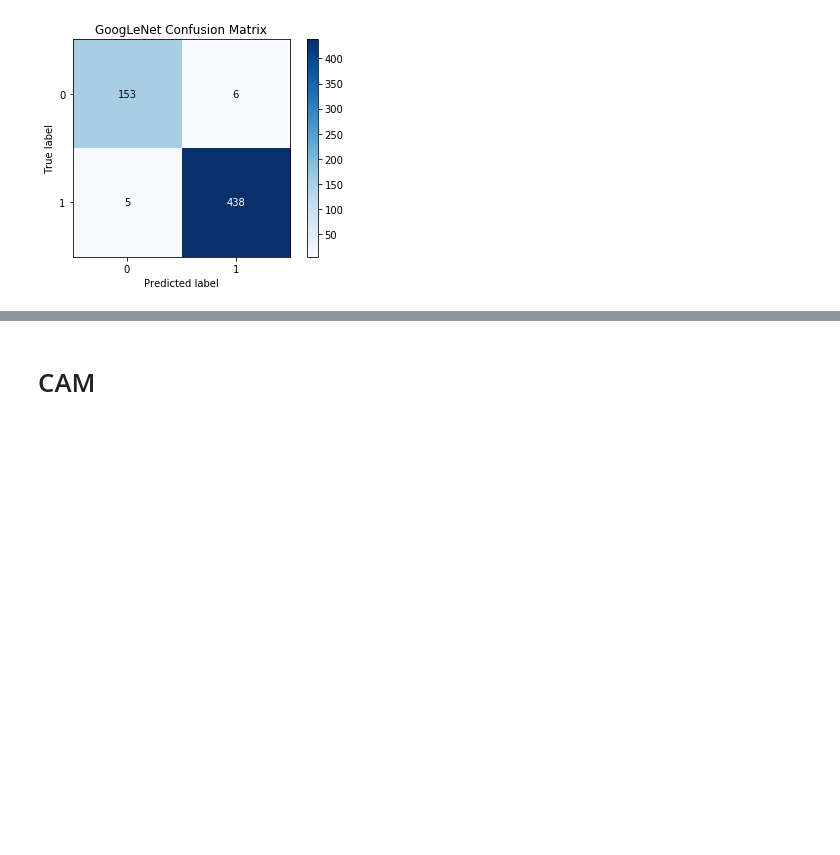
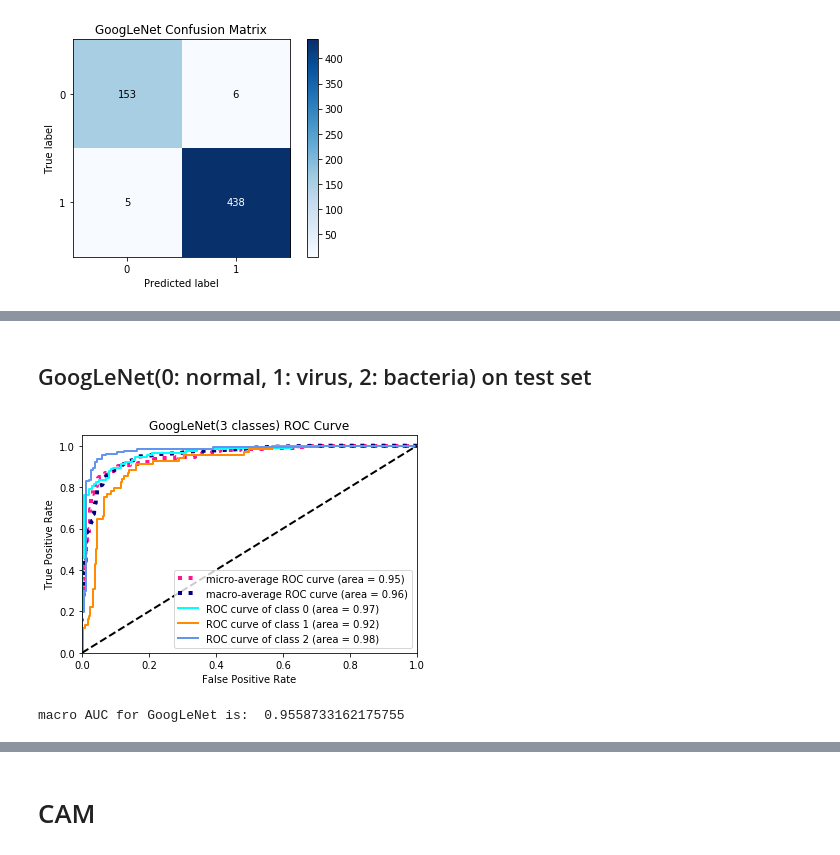
Before and after one commit to zyy2929/DeepLearningForMedicine, a Jupyter notebook: Code/visualization.ipynb, the cells around one changed output, grey strips where cells are left out. Drawn from its saved outputs; the diff is of its cells as text; code cells hidden in the pictures; blank space fills up the shorter version.

```diff
--- a/Code/visualization.ipynb
+++ b/Code/visualization.ipynb
@@ -248,0 +275,9 @@ skplt.metrics.plot_confusion_matrix(true_labels, pred_labels, title = 'GoogLeNet
+# %% [markdown]
+## GoogLeNet(0: normal, 1: virus, 2: bacteria) on test set
+# %%
+y_s, y_t=inference(model,test_loader)
+r_AUC = get_AUC(y_s, y_t, True)
+print('macro AUC for GoogLeNet is: ', r_AUC["macro"])
+# %% [output]
+[figure, added]
+macro AUC for GoogLeNet is:  0.9558733162175755
```
Also changed, not shown: parts of 5 cells of this notebook.
